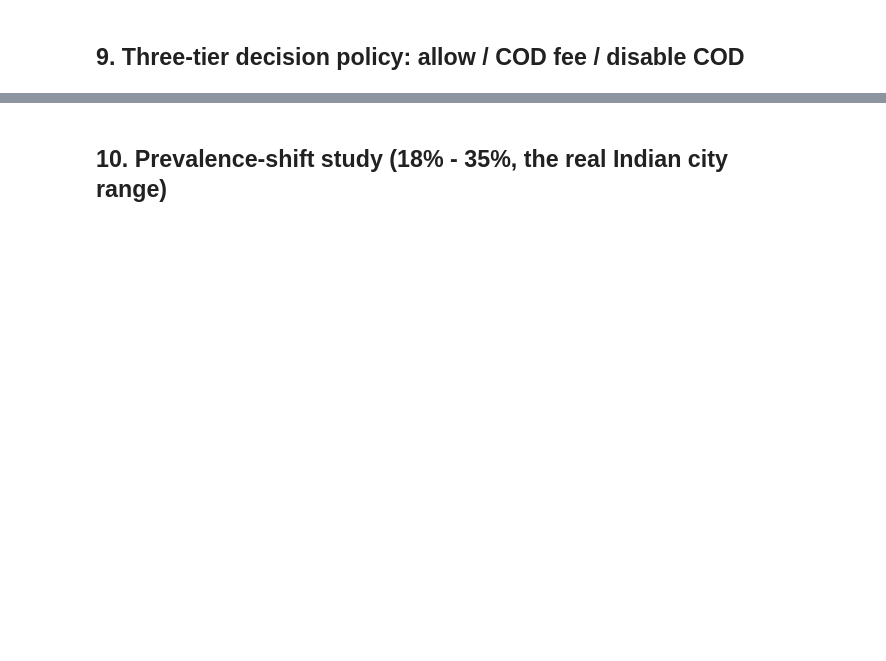
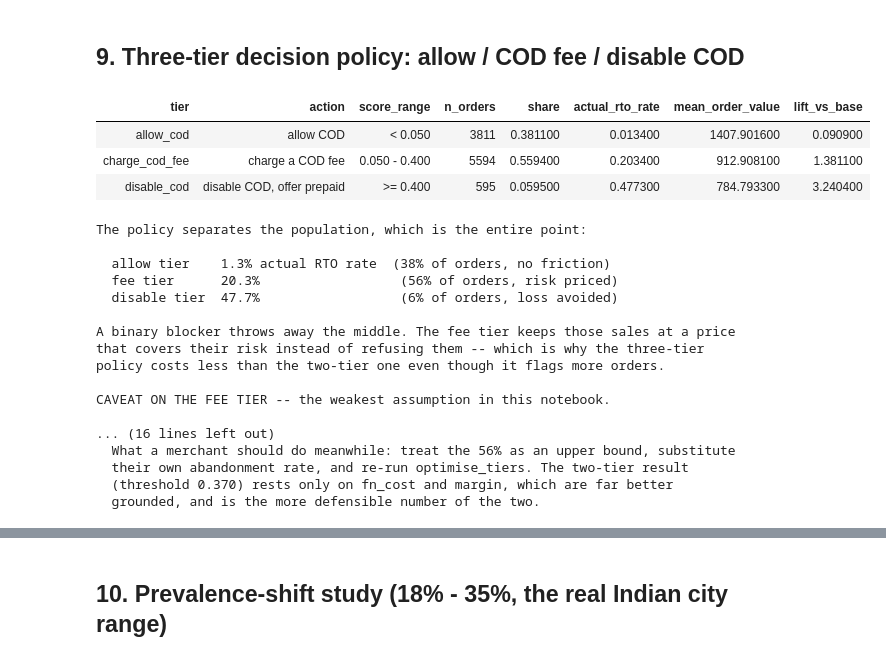
Before and after one commit to lucky07-07/rto-return-risk-scorer, a Jupyter notebook: notebooks/05_final_evaluation.ipynb, the cells around one changed output, grey strips where cells are left out. Saved outputs shown, nothing was run; the diff lists cells and outputs as text; code cells hidden in the pictures; blank space fills up the shorter version.

```diff
--- a/notebooks/05_final_evaluation.ipynb
+++ b/notebooks/05_final_evaluation.ipynb
@@ -521,32 +720,79 @@ plt.show()
 # %%
 tiers_test = apply_tiers(p_test, LOW_CUT, HIGH_CUT)
 tier_tbl = pd.DataFrame({
     "tier": TIERS,
     "action": ["allow COD", "charge a COD fee", "disable COD, offer prepaid"],
     "score_range": [f"< {LOW_CUT:.3f}", f"{LOW_CUT:.3f} - {HIGH_CUT:.3f}",
                     f">= {HIGH_CUT:.3f}"],
 })
 tier_tbl["n_orders"] = [int((tiers_test == t).sum()) for t in TIERS]
 tier_tbl["share"] = tier_tbl.n_orders / len(y_test)
 tier_tbl["actual_rto_rate"] = [
     float(y_test[tiers_test == t].mean()) if (tiers_test == t).any() else np.nan
     for t in TIERS]
 tier_tbl["mean_order_value"] = [
     float(test_values[tiers_test == t].mean()) if (tiers_test == t).any() else np.nan
     for t in TIERS]
 tier_tbl["lift_vs_base"] = tier_tbl.actual_rto_rate / y_test.mean()
 display(tier_tbl.round(4).style.hide(axis="index"))
 
 print(f"""
 The policy separates the population, which is the entire point:
 
   allow tier    {tier_tbl.actual_rto_rate.iat[0]:.1%} actual RTO rate  ({tier_tbl.share.iat[0]:.0%} of orders, no friction)
   fee tier      {tier_tbl.actual_rto_rate.iat[1]:.1%}                  ({tier_tbl.share.iat[1]:.0%} of orders, risk priced)
   disable tier  {tier_tbl.actual_rto_rate.iat[2]:.1%}                  ({tier_tbl.share.iat[2]:.0%} of orders, loss avoided)
 
 A binary blocker throws away the middle. The fee tier keeps those sales at a price
 that covers their risk instead of refusing them -- which is why the three-tier
 policy costs less than the two-tier one even though it flags more orders.""")
+
+fee_share = tier_tbl.share.iat[1]
+print(f"""
+CAVEAT ON THE FEE TIER -- the weakest assumption in this notebook.
+
+  The optimiser put {fee_share:.0%} of orders in the fee tier. Before anyone ships that,
+  look at why: in our cost model the COD fee is collected on delivered orders and
+  is therefore REVENUE that offsets loss, while the only thing holding the tier
+  back is fee_abandon_rate = {COSTS.fee_abandon_rate:.0%}. Under those assumptions the model will
+  happily charge most of the book a fee, because we told it the fee is close to
+  free money.
+
+  That is an artefact of the assumption, not a finding about Indian customers.
+  fee_abandon_rate and cod_fee_inr are both marked `assumed` in
+  config/evidence.yaml with no published source behind them -- they are the two
+  softest numbers in this submission.
+
+  What we would need to fix it properly: real conversion data on how many
+  customers abandon when shown a COD fee, at what fee level. That is an A/B test
+  a merchant can run and we cannot.
+
+  What a merchant should do meanwhile: treat the {fee_share:.0%} as an upper bound, substitute
+  their own abandonment rate, and re-run optimise_tiers. The two-tier result
+  (threshold {THRESHOLD:.3f}) rests only on fn_cost and margin, which are far better
+  grounded, and is the more defensible number of the two.""")
+# %% [output]
+| tier | action | score_range | n_orders | share | actual_rto_rate | mean_order_value | lift_vs_base |
+| allow_cod | allow COD | < 0.050 | 3811 | 0.381100 | 0.013400 | 1407.901600 | 0.090900 |
+| charge_cod_fee | charge a COD fee | 0.050 - 0.400 | 5594 | 0.559400 | 0.203400 | 912.908100 | 1.381100 |
+| disable_cod | disable COD, offer prepaid | >= 0.400 | 595 | 0.059500 | 0.477300 | 784.793300 | 3.240400 |
+The policy separates the population, which is the entire point:
+
+  allow tier    1.3% actual RTO rate  (38% of orders, no friction)
+  fee tier      20.3%                  (56% of orders, risk priced)
+  disable tier  47.7%                  (6% of orders, loss avoided)
+
+A binary blocker throws away the middle. The fee tier keeps those sales at a price
+that covers their risk instead of refusing them -- which is why the three-tier
+policy costs less than the two-tier one even though it flags more orders.
+
+CAVEAT ON THE FEE TIER -- the weakest assumption in this notebook.
+
+... (16 lines left out)
+  What a merchant should do meanwhile: treat the 56% as an upper bound, substitute
+  their own abandonment rate, and re-run optimise_tiers. The two-tier result
+  (threshold 0.370) rests only on fn_cost and margin, which are far better
+  grounded, and is the more defensible number of the two.
 # %%
 print("""DEFENCE-ONLY BOUNDARY
 
```
Also changed, not shown: parts of 31 cells of this notebook, 28 other files.
